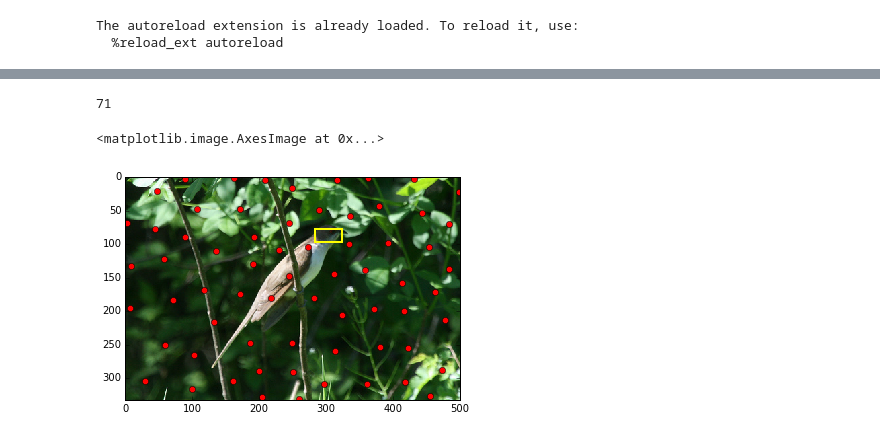
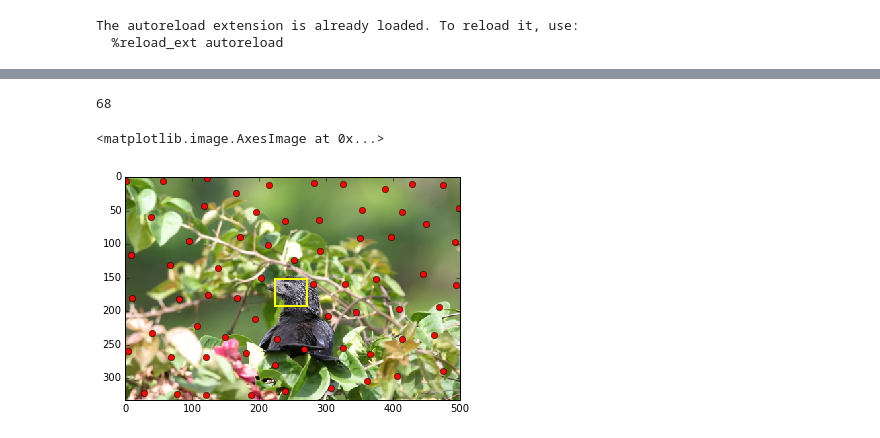
Before and after one commit to yassersouri/fast-bird-part-localization, a Jupyter notebook: part_localization.ipynb, the cells around one changed output, grey strips where cells are left out. Drawn from its saved outputs; the diff is of its cells as text; code cells hidden in the pictures.

Commit message:
add function and corresponding example in the notebook for calculating the positive and negative point features for an image (knowing the part we want to consider)

```diff
--- a/part_localization.ipynb
+++ b/part_localization.ipynb
@@ -65,22 +60,24 @@ radius = 40
 # %%
+part = 'head'
+radius = 40
 fig = plt.figure()
 ax = fig.add_subplot(111)
 
-img_id = IDtrain[926]
+img_id = IDtrain[95]
 
 img = caffe.io.load_image(imgs_addr[img_id])
 box = geometry_utils.Box.box_from_img(img)
 box_head = cub_annotations.annotation(img_id, part)
 
 dh.init_with_image(img)
 
 negative_points = box.generate_points_inside(param=radius, img=img)
 negative_points = geometry_utils.filter_points(negative_points, box_head)
 
 geometry_utils.draw_points(negative_points, ax, color='red')
-print len(positive_points)
+print len(negative_points)
 ax.imshow(box_head.draw_box(img, (1, 1, 0)))
 # %% [output]
-71
+68
 <matplotlib.image.AxesImage at 0x...>
-[figure, old version]
+[figure, new version]
```
Also changed, not shown: parts of 6 cells of this notebook, 3 other files.
